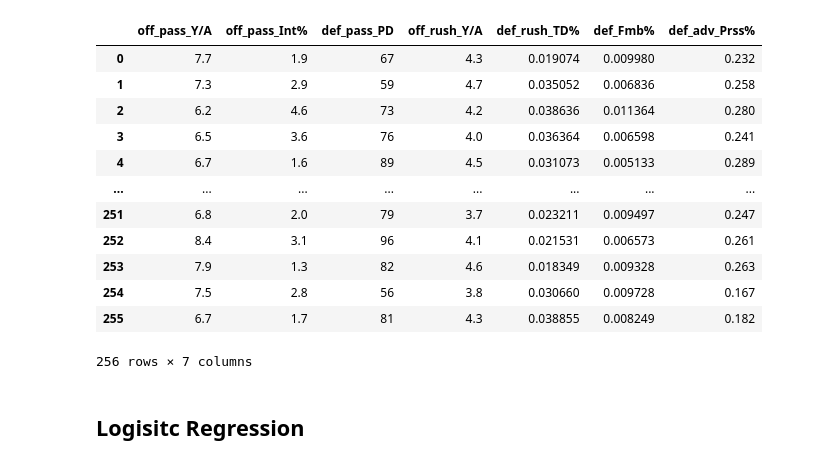
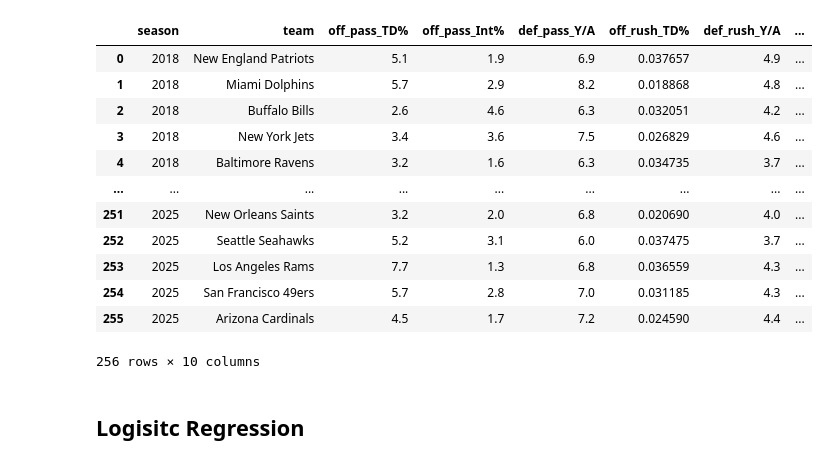
Before and after one commit to mattmarz94/nfl-decision-support-analytics, a Jupyter notebook: Data Preprocessing/modeling.ipynb, the cells around one changed output. Drawn from its saved outputs; the diff is of its cells as text; code cells hidden in the pictures.

```diff
--- a/Data Preprocessing/modeling.ipynb
+++ b/Data Preprocessing/modeling.ipynb
@@ -3,4 +3,19 @@ import numpy as np
 import pandas as pd
 # %%
 model_df = pd.read_csv('team_stats_model_ready.csv')
+model_df
+# %% [output]
+|  | season | team | off_pass_TD% | off_pass_Int% | def_pass_Y/A | off_rush_TD% | def_rush_Y/A | ... |
+| 0 | 2018 | New England Patriots | 5.1 | 1.9 | 6.9 | 0.037657 | 4.9 | ... |
+| 1 | 2018 | Miami Dolphins | 5.7 | 2.9 | 8.2 | 0.018868 | 4.8 | ... |
+| 2 | 2018 | Buffalo Bills | 2.6 | 4.6 | 6.3 | 0.032051 | 4.2 | ... |
+| 3 | 2018 | New York Jets | 3.4 | 3.6 | 7.5 | 0.026829 | 4.6 | ... |
+| 4 | 2018 | Baltimore Ravens | 3.2 | 1.6 | 6.3 | 0.034735 | 3.7 | ... |
+| ... | ... | ... | ... | ... | ... | ... | ... | ... |
+| 251 | 2025 | New Orleans Saints | 3.2 | 2.0 | 6.8 | 0.020690 | 4.0 | ... |
+| 252 | 2025 | Seattle Seahawks | 5.2 | 3.1 | 6.0 | 0.037475 | 3.7 | ... |
+| 253 | 2025 | Los Angeles Rams | 7.7 | 1.3 | 6.8 | 0.036559 | 4.3 | ... |
+| 254 | 2025 | San Francisco 49ers | 5.7 | 2.8 | 7.0 | 0.031185 | 4.3 | ... |
+| 255 | 2025 | Arizona Cardinals | 4.5 | 1.7 | 7.2 | 0.024590 | 4.4 | ... |
+256 rows × 10 columns
 # %%
@@ -18,22 +40,6 @@ final_features = [
 # %%
 X = model_df.drop(columns=["season", "team", "made_playoffs"])
 y = model_df["made_playoffs"]
-
-X
-# %% [output]
-|  | off_pass_Y/A | off_pass_Int% | def_pass_PD | off_rush_Y/A | def_rush_TD% | def_Fmb% | def_adv_Prss% |
-| 0 | 7.7 | 1.9 | 67 | 4.3 | 0.019074 | 0.009980 | 0.232 |
-| 1 | 7.3 | 2.9 | 59 | 4.7 | 0.035052 | 0.006836 | 0.258 |
-| 2 | 6.2 | 4.6 | 73 | 4.2 | 0.038636 | 0.011364 | 0.280 |
-| 3 | 6.5 | 3.6 | 76 | 4.0 | 0.036364 | 0.006598 | 0.241 |
-| 4 | 6.7 | 1.6 | 89 | 4.5 | 0.031073 | 0.005133 | 0.289 |
-| ... | ... | ... | ... | ... | ... | ... | ... |
-| 251 | 6.8 | 2.0 | 79 | 3.7 | 0.023211 | 0.009497 | 0.247 |
-| 252 | 8.4 | 3.1 | 96 | 4.1 | 0.021531 | 0.006573 | 0.261 |
-| 253 | 7.9 | 1.3 | 82 | 4.6 | 0.018349 | 0.009328 | 0.263 |
-| 254 | 7.5 | 2.8 | 56 | 3.8 | 0.030660 | 0.009728 | 0.167 |
-| 255 | 6.7 | 1.7 | 81 | 4.3 | 0.038855 | 0.008249 | 0.182 |
-256 rows × 7 columns
 # %% [markdown]
 ## Logisitc Regression
 # %%
```
Also changed, not shown: parts of 16 cells of this notebook, 2 other files.
